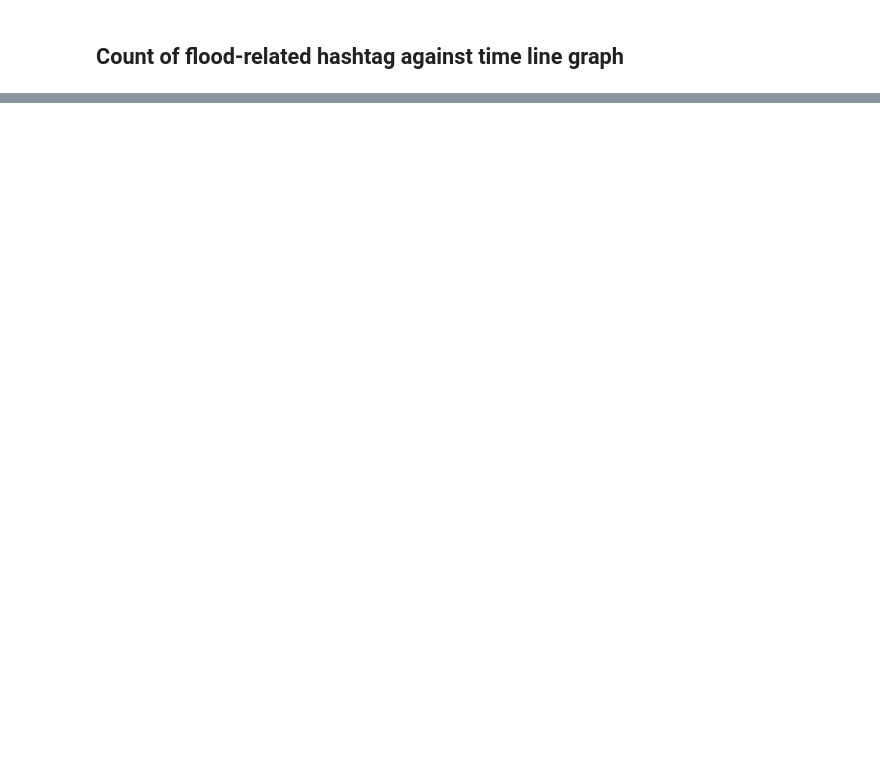
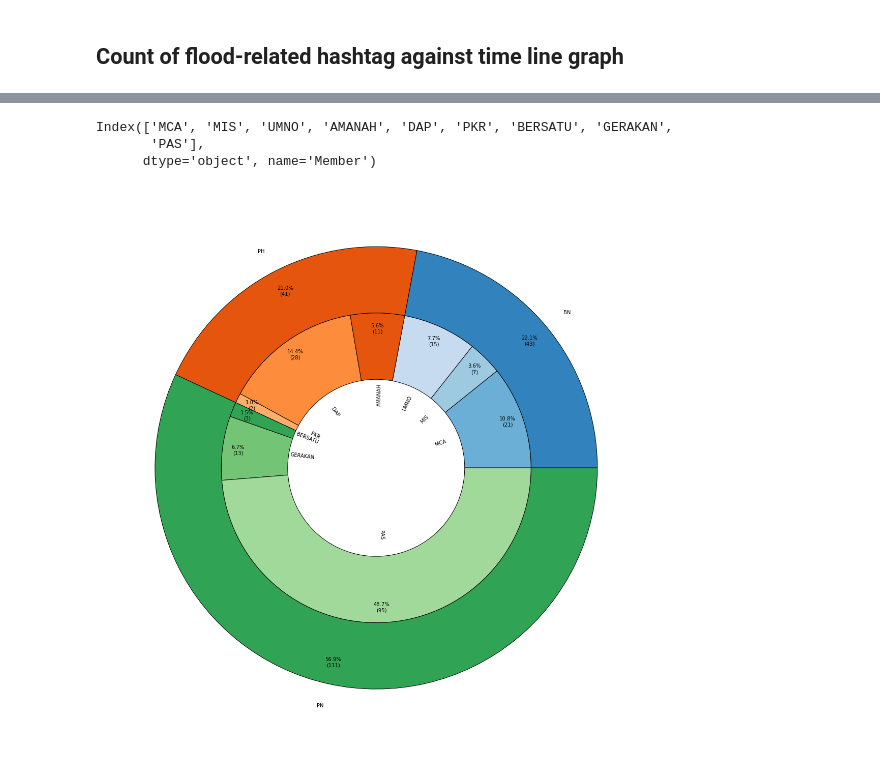
Before and after one commit to wilsonkw97/WeWarnYou, a Jupyter notebook: Data Collection and Pre-processing.ipynb, the cells around one changed output, grey strips where cells are left out. Drawn from its saved outputs; the diff is of its cells as text; code cells hidden in the pictures; blank space fills up the shorter version.

```diff
--- a/Data Collection and Pre-processing.ipynb
+++ b/Data Collection and Pre-processing.ipynb
@@ -97,0 +281,4 @@ ax.legend(loc='upper left');
+# %%
+df_party_inner = df_party.groupby(['Party', 'Member']).sum()
+
+df_party_inner
@@ -97,0 +297,49 @@ ax.legend(loc='upper left');
+# %%
+# Define inner labels for inner pie chart
+inner_labels = df_party_inner.index.get_level_values(1)
+inner_labels
+# %% [output]
+Index(['MCA', 'MIS', 'UMNO', 'AMANAH', 'DAP', 'PKR', 'BERSATU', 'GERAKAN',
+       'PAS'],
+      dtype='object', name='Member')
+# %%
+# Define color for pie chart
+cmap = plt.cm.get_cmap("tab20c")
+outer_colors = cmap(np.arange(3)*4)
+inner_colors = cmap([1, 2, 3, 4, 5, 6, 8, 9, 10])
+# %%
+# Creating autocpt arguments
+def func(pct, allvalues):
+    absolute = int(pct / 100.*np.sum(allvalues))
+    return "{:.1f}%\n({:d})".format(pct, absolute)
+# %%
+import matplotlib.pyplot as plt
+import numpy as np
+
+fig, ax = plt.subplots(figsize=(40,20))
+size = 0.3
+
+ax.pie(df_party_outer.values.flatten(), radius=1,
+       labels=df_party_outer.index,
+       autopct = lambda pct: func(pct, df_party_outer),
+       pctdistance = 0.9,
+       colors=outer_colors,
+       wedgeprops=dict(width=size, edgecolor='black'))
+
+ax.pie(df_party_inner.values.flatten(), radius=1-size,
+       labels = inner_labels,
+       autopct = lambda pct: func(pct, df_party_inner),
+       pctdistance = 0.9,
+       colors=inner_colors,
+       labeldistance = 0.4,
+       rotatelabels = True,
+       wedgeprops=dict(width=size, edgecolor='black'))
+
+# Save pie chart to django static folder
+path = os.getcwd() + r"\django-volt-dashboard\apps\static\assets\pc-party.png"
+
+plt.savefig(path, bbox_inches="tight")
+
+#plt.show()
+# %% [output]
+[figure, added]
```
Also changed, not shown: parts of 14 cells of this notebook, 5 other files.
